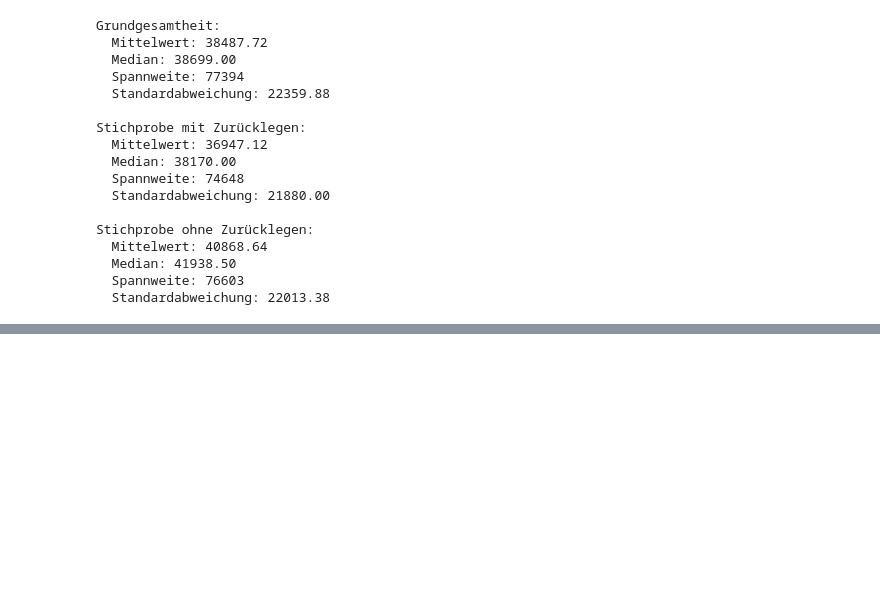
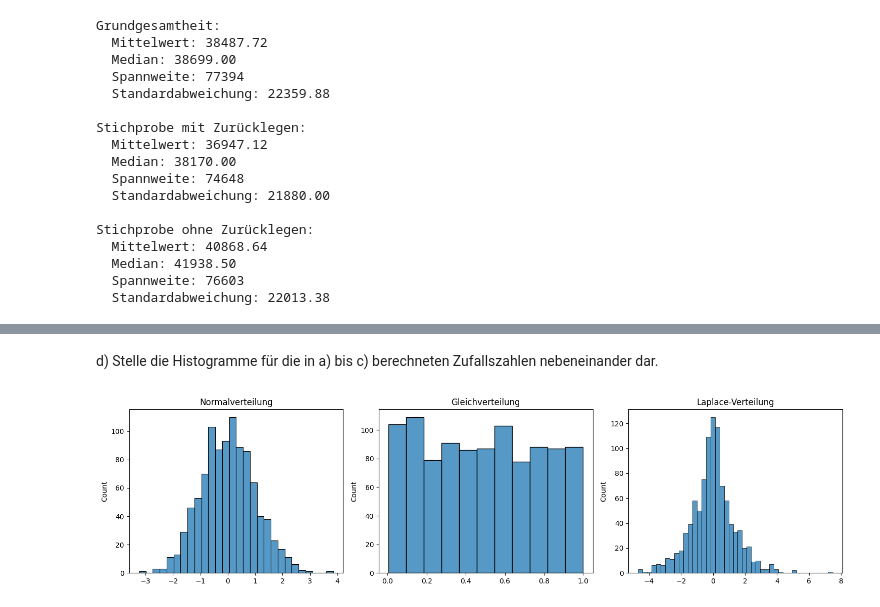
Before and after one commit to Wenish/teko-semester4-data-science, a Jupyter notebook: aufgabenserie4.ipynb, the cells around one changed output, grey strips where cells are left out. Drawn from its saved outputs; the diff is of its cells as text; code cells hidden in the pictures; blank space fills up the shorter version.

```diff
--- a/aufgabenserie4.ipynb
+++ b/aufgabenserie4.ipynb
@@ -583,0 +603,29 @@ Stichprobe ohne Zurücklegen:
+# %%
+import seaborn as sns
+from scipy.stats import norm, uniform, laplace
+
+# 1000 Zufallszahlen generieren
+normal_data = norm.rvs(loc=0, scale=1, size=1000, random_state=42)
+uniform_data = uniform.rvs(loc=0, scale=1, size=1000, random_state=42)
+laplace_data = laplace.rvs(loc=0, scale=1, size=1000, random_state=42)
+# %% [markdown]
+d) Stelle die Histogramme für die in a) bis c) berechneten Zufallszahlen nebeneinander dar.
+# %%
+# Histogramme anzeige
+plt.figure(figsize=(15, 4))
+plt.subplot(1, 3, 1)
+sns.histplot(normal_data, kde=False)
+plt.title("Normalverteilung")
+
+plt.subplot(1, 3, 2)
+sns.histplot(uniform_data, kde=False)
+plt.title("Gleichverteilung")
+
+plt.subplot(1, 3, 3)
+sns.histplot(laplace_data, kde=False)
+plt.title("Laplace-Verteilung")
+
+plt.tight_layout()
+plt.show()
+# %% [output]
+[figure, added]
```
Also changed, not shown: parts of 7 cells of this notebook.
